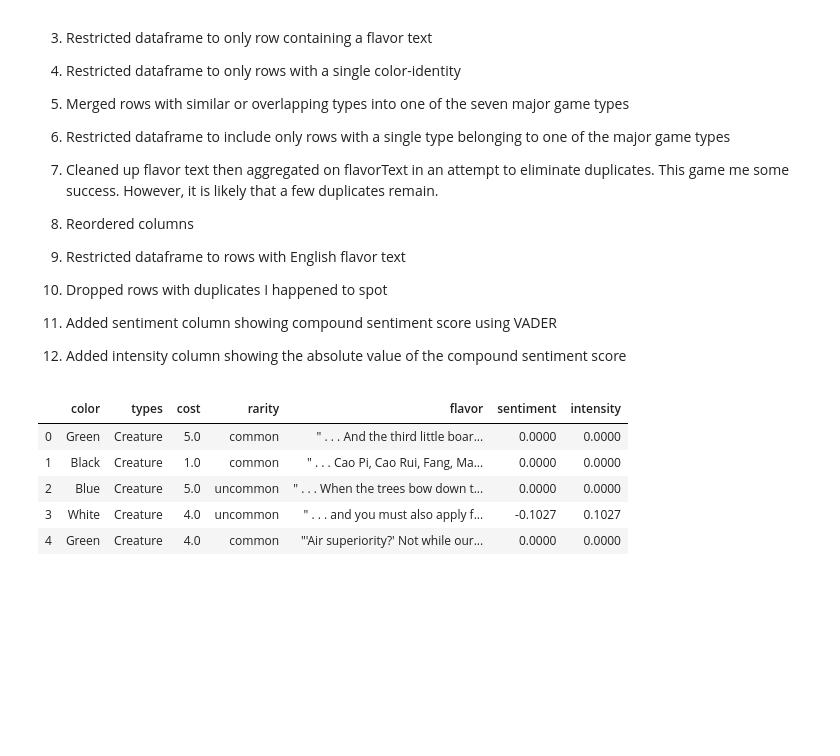
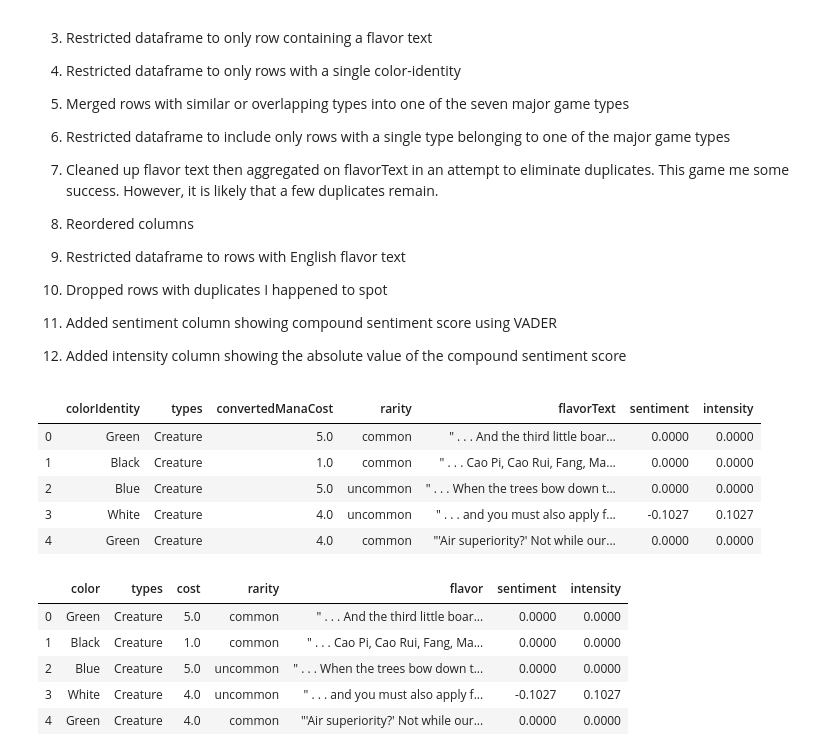
Before and after one commit to Johndsalas/Sentiment_Analysis_Magic_The_Gathering, a Jupyter notebook: magic_sentiment_analysis.ipynb, the cells around one changed output. Cells and saved outputs as stored; diff of their text form; code cells hidden in the pictures; blank space fills up the shorter version.

```diff
--- a/magic_sentiment_analysis.ipynb
+++ b/magic_sentiment_analysis.ipynb
@@ -61,7 +61,16 @@ pd.set_option('display.max_colwidth', -1)
 12. Added intensity column showing the absolute value of the compound sentiment score
 # %%
 # load and prepare data
-#df = p.prepare_mgt(p.wrangle_mtg())
+df = p.get_mtg_data()
+
+df.head()
+# %% [output]
+|  | colorIdentity | types | convertedManaCost | rarity | flavorText | sentiment | intensity |
+| 0 | Green | Creature | 5.0 | common | " . . . And the third little boar... | 0.0000 | 0.0000 |
+| 1 | Black | Creature | 1.0 | common | " . . . Cao Pi, Cao Rui, Fang, Ma... | 0.0000 | 0.0000 |
+| 2 | Blue | Creature | 5.0 | uncommon | " . . . When the trees bow down t... | 0.0000 | 0.0000 |
+| 3 | White | Creature | 4.0 | uncommon | " . . . and you must also apply f... | -0.1027 | 0.1027 |
+| 4 | Green | Creature | 4.0 | common | "'Air superiority?' Not while our... | 0.0000 | 0.0000 |
 # %%
 #df.to_csv('mtgprep.csv', index=False)
 # %%
```
Also changed, not shown: 1 other file.
